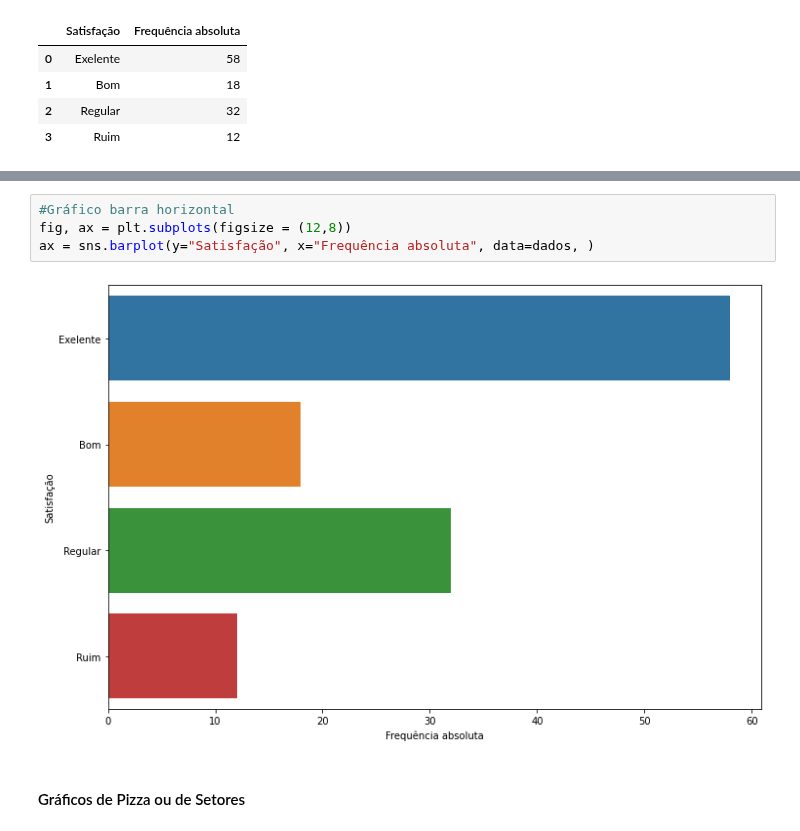
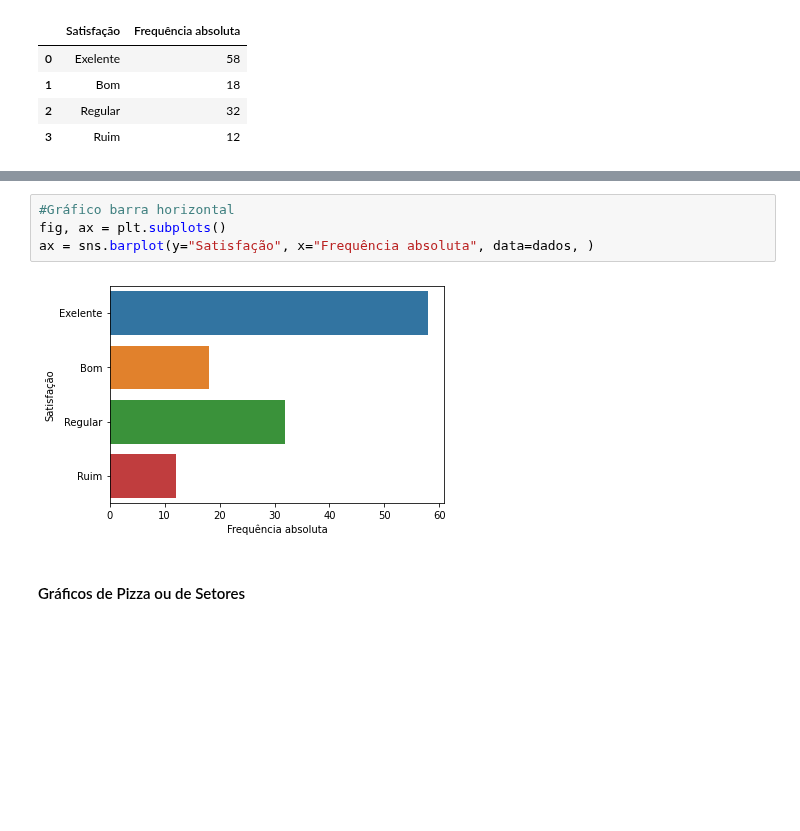
Before and after one commit to jvataidee/ManualdeAnalisedeDadosPython, a Jupyter notebook: cap2_estatistica_descritiva_univariada.ipynb, the cells around one changed output, grey strips where cells are left out. Saved outputs shown, nothing was run; the diff lists cells and outputs as text; blank space fills up the shorter version.

```diff
--- a/cap2_estatistica_descritiva_univariada.ipynb
+++ b/cap2_estatistica_descritiva_univariada.ipynb
@@ -150,8 +150,8 @@ ax = sns.barplot(x="Satisfação", y="Frequência absoluta", data=dados)
 # %%
 #Gráfico barra horizontal
-fig, ax = plt.subplots(figsize = (12,8))
+fig, ax = plt.subplots()
 ax = sns.barplot(y="Satisfação", x="Frequência absoluta", data=dados, )
 # %% [output]
-[figure, old version]
+[figure, new version]
 # %% [markdown]
 #### Gráficos de Pizza ou de Setores
```
Also changed, not shown: parts of 1 cell of this notebook.
